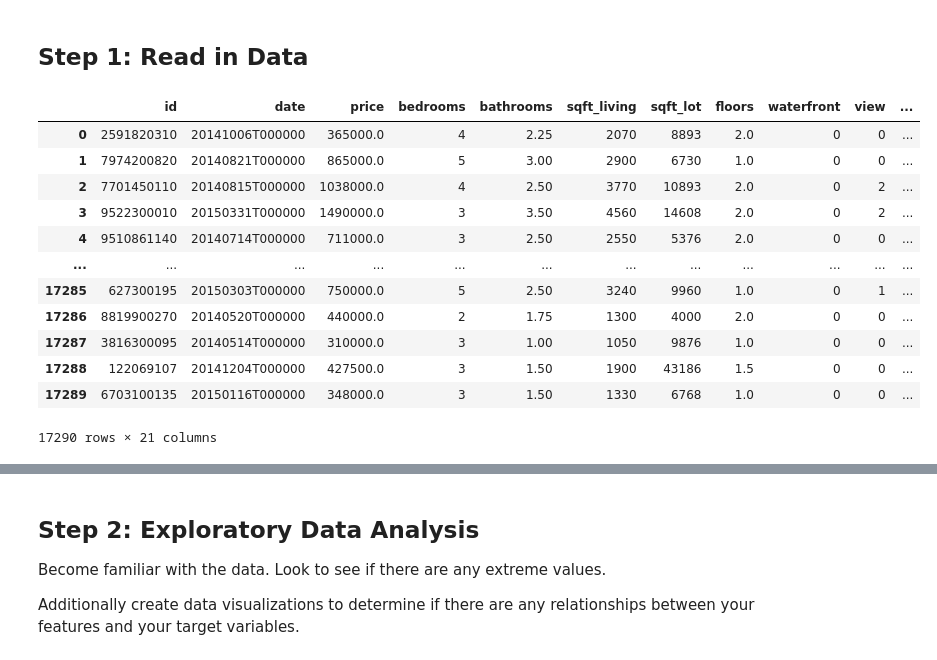
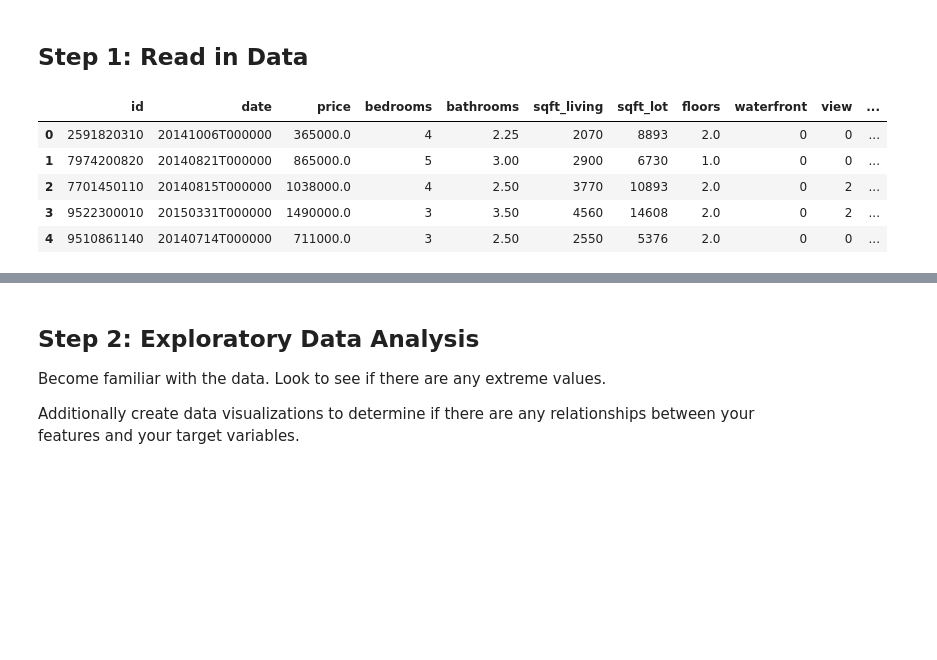
Before and after one commit to wooyounghong/House_price_predictions_bakeoff, a Jupyter notebook: Wayne_Modeling_Process.ipynb, the cells around one changed output, grey strips where cells are left out. Cells and saved outputs as stored; diff of their text form; code cells hidden in the pictures; blank space fills up the shorter version.

```diff
--- a/Wayne_Modeling_Process.ipynb
+++ b/Wayne_Modeling_Process.ipynb
@@ -7,23 +5,31 @@ import pandas as pd
+# %%
+import numpy as np
+import pandas as pd
+import seaborn as sns
+import matplotlib.pyplot as plt
+import statsmodels.api as sm
+import statsmodels.formula.api as smf
+from datetime import datetime
+
+%matplotlib inline
+
+
+pd.set_option('display.max_rows', 500)
+pd.set_option('display.max_columns', 500)
+pd.set_option('display.width', 1000)
 # %% [markdown]
 ## Step 1: Read in Data
 # %%
 df = pd.read_csv('kc_house_data_train.csv', index_col=0)
 # %%
-df
+df.head()
 # %% [output]
 |  | id | date | price | bedrooms | bathrooms | sqft_living | sqft_lot | floors | waterfront | view | ... |
 | 0 | 2591820310 | 20141006T000000 | 365000.0 | 4 | 2.25 | 2070 | 8893 | 2.0 | 0 | 0 | ... |
 | 1 | 7974200820 | 20140821T000000 | 865000.0 | 5 | 3.00 | 2900 | 6730 | 1.0 | 0 | 0 | ... |
 | 2 | 7701450110 | 20140815T000000 | 1038000.0 | 4 | 2.50 | 3770 | 10893 | 2.0 | 0 | 2 | ... |
 | 3 | 9522300010 | 20150331T000000 | 1490000.0 | 3 | 3.50 | 4560 | 14608 | 2.0 | 0 | 2 | ... |
 | 4 | 9510861140 | 20140714T000000 | 711000.0 | 3 | 2.50 | 2550 | 5376 | 2.0 | 0 | 0 | ... |
-| ... | ... | ... | ... | ... | ... | ... | ... | ... | ... | ... | ... |
-| 17285 | 627300195 | 20150303T000000 | 750000.0 | 5 | 2.50 | 3240 | 9960 | 1.0 | 0 | 1 | ... |
-| 17286 | 8819900270 | 20140520T000000 | 440000.0 | 2 | 1.75 | 1300 | 4000 | 2.0 | 0 | 0 | ... |
-| 17287 | 3816300095 | 20140514T000000 | 310000.0 | 3 | 1.00 | 1050 | 9876 | 1.0 | 0 | 0 | ... |
-| 17288 | 122069107 | 20141204T000000 | 427500.0 | 3 | 1.50 | 1900 | 43186 | 1.5 | 0 | 0 | ... |
-| 17289 | 6703100135 | 20150116T000000 | 348000.0 | 3 | 1.50 | 1330 | 6768 | 1.0 | 0 | 0 | ... |
-17290 rows × 21 columns
 # %%
 df.columns
 # %% [output]
```
Also changed, not shown: parts of 44 cells of this notebook.
